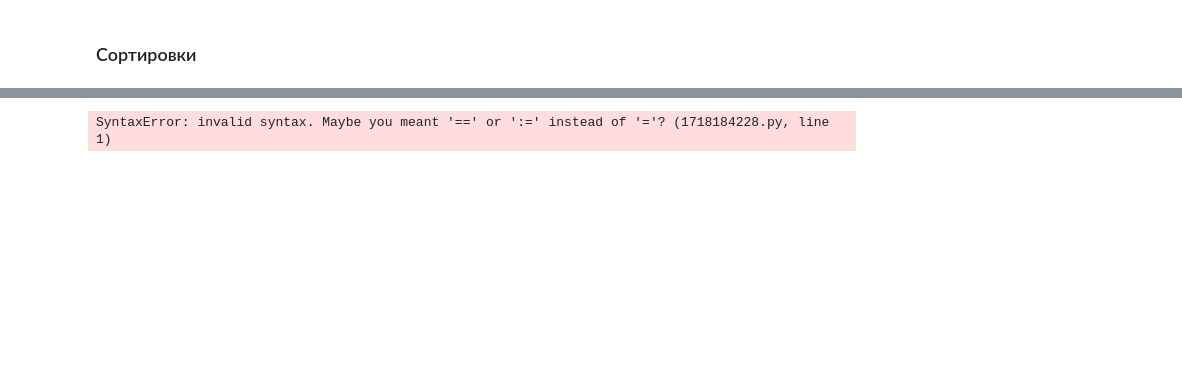
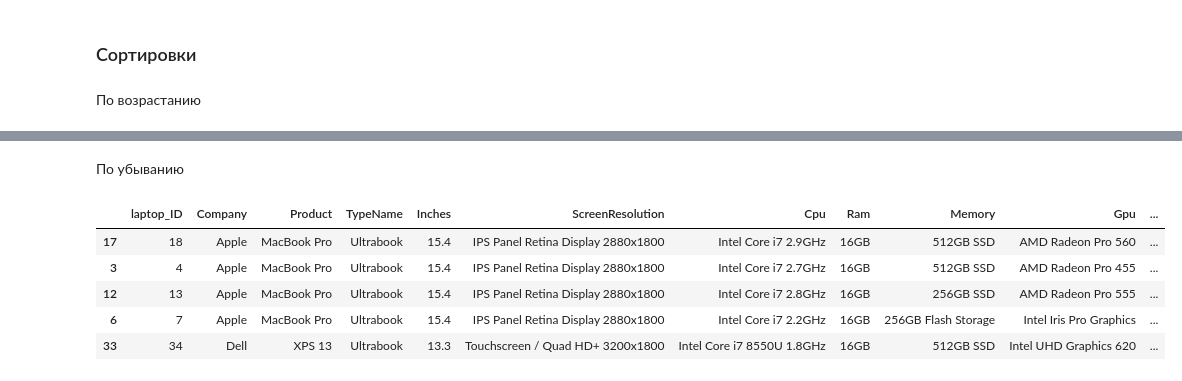
Before and after one commit to fredorwell/hints, a Jupyter notebook: Python_pandas_hints.ipynb, the cells around one changed output, grey strips where cells are left out. Cells and saved outputs as stored; diff of their text form; code cells hidden in the pictures; blank space fills up the shorter version.

```diff
--- a/Python_pandas_hints.ipynb
+++ b/Python_pandas_hints.ipynb
@@ -239,6 +241,8 @@ df[(df['Company'] == 'Acer') | (df['Company'] == 'Asus')].head()
 | 31 | 32 | Asus | E402WA-GA010T (E2-6110/2GB/32GB/W10) | Notebook | 14.0 | 1366x768 | AMD E-Series E2-6110 1.5GHz | 2GB | 32GB Flash Storage | AMD Radeon R2 | ... |
 # %% [markdown]
 ### Сортировки
+# %% [markdown]
+По возрастанию
 # %%
 df.sort_values(['Price_euros']).head()
 # %% [output]
@@ -248,7 +252,14 @@ df.sort_values(['Price_euros']).head()
 | 35 | 36 | Lenovo | IdeaPad 120S-14IAP | Notebook | 14.0 | 1366x768 | Intel Celeron Dual Core N3350 1.1GHz | 4GB | 64GB Flash Storage | Intel HD Graphics 500 | ... |
 | 22 | 23 | HP | 255 G6 | Notebook | 15.6 | 1366x768 | AMD E-Series E2-9000e 1.5GHz | 4GB | 500GB HDD | AMD Radeon R2 | ... |
 | 11 | 12 | HP | 250 G6 | Notebook | 15.6 | Full HD 1920x1080 | Intel Core i3 6006U 2GHz | 4GB | 500GB HDD | Intel HD Graphics 520 | ... |
+# %% [markdown]
+По убыванию
 # %%
-df.sort_values(['Price_euros']).head()
+df.sort_values(['Price_euros'], ascending=False).head()
 # %% [output]
-SyntaxError: invalid syntax. Maybe you meant '==' or ':=' instead of '='? (1718184228.py, line 1)
+|  | laptop_ID | Company | Product | TypeName | Inches | ScreenResolution | Cpu | Ram | Memory | Gpu | ... |
+| 17 | 18 | Apple | MacBook Pro | Ultrabook | 15.4 | IPS Panel Retina Display 2880x1800 | Intel Core i7 2.9GHz | 16GB | 512GB SSD | AMD Radeon Pro 560 | ... |
+| 3 | 4 | Apple | MacBook Pro | Ultrabook | 15.4 | IPS Panel Retina Display 2880x1800 | Intel Core i7 2.7GHz | 16GB | 512GB SSD | AMD Radeon Pro 455 | ... |
+| 12 | 13 | Apple | MacBook Pro | Ultrabook | 15.4 | IPS Panel Retina Display 2880x1800 | Intel Core i7 2.8GHz | 16GB | 256GB SSD | AMD Radeon Pro 555 | ... |
+| 6 | 7 | Apple | MacBook Pro | Ultrabook | 15.4 | IPS Panel Retina Display 2880x1800 | Intel Core i7 2.2GHz | 16GB | 256GB Flash Storage | Intel Iris Pro Graphics | ... |
+| 33 | 34 | Dell | XPS 13 | Ultrabook | 13.3 | Touchscreen / Quad HD+ 3200x1800 | Intel Core i7 8550U 1.8GHz | 16GB | 512GB SSD | Intel UHD Graphics 620 | ... |
```
Also changed, not shown: parts of 1 cell of this notebook.
